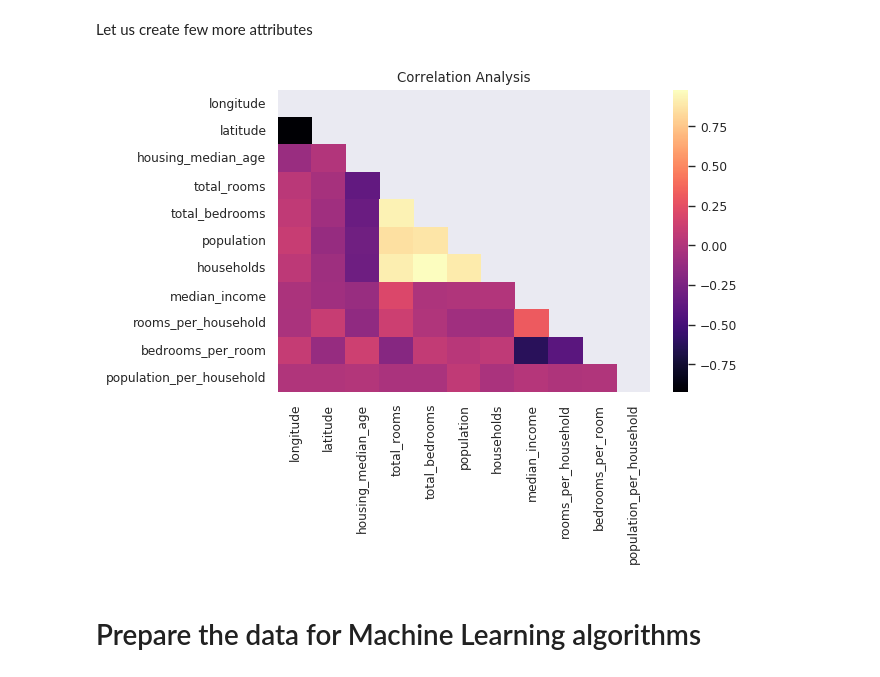
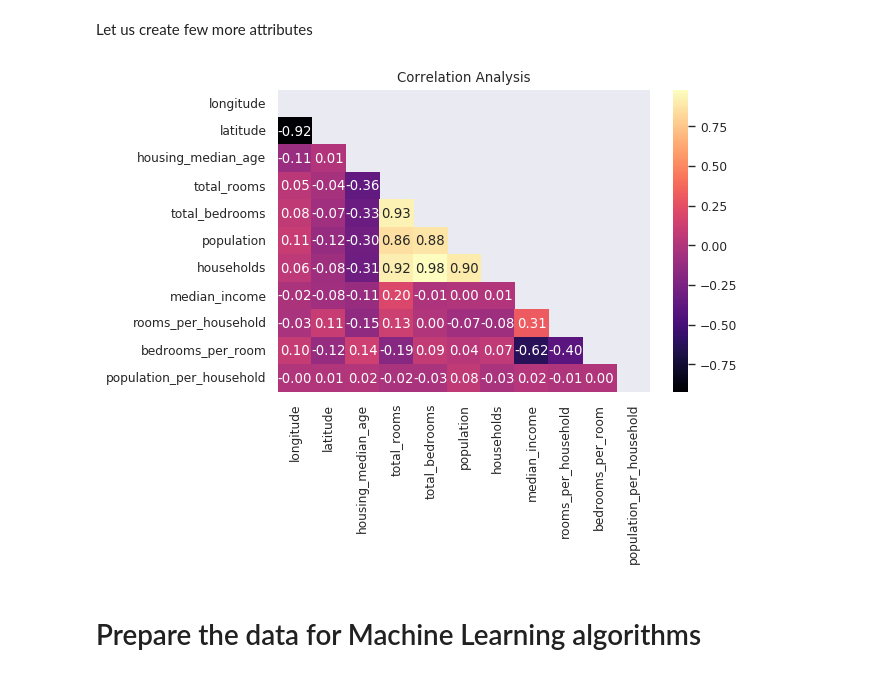
Before and after one commit to kevinprinsloo/My_Machine_Learning_Notebooks, a Jupyter notebook: Full_End_to_End_ML_Project_House_Prices/California_House_Prices.ipynb, the cells around one changed output. Cells and saved outputs as stored; diff of their text form; code cells hidden in the pictures.

```diff
--- a/Full_End_to_End_ML_Project_House_Prices/California_House_Prices.ipynb
+++ b/Full_End_to_End_ML_Project_House_Prices/California_House_Prices.ipynb
@@ -593,15 +593,15 @@ housing["population_per_household"]=housing["population"]/housing["households"]
 # %%
 corr = housing.corr()
 mask = np.triu(np.ones_like(corr,dtype = bool))
 
 plt.figure(dpi=100)
 plt.title('Correlation Analysis')
-sns.heatmap(corr,mask=mask,annot=False,lw=0,linecolor='white',cmap='magma',fmt = "0.2f")
+sns.heatmap(corr,mask=mask,annot=True,lw=0,linecolor='white',cmap='magma',fmt = "0.2f")
 plt.xticks(rotation=90)
 plt.yticks(rotation = 0)
 plt.show()
 # %% [output]
-[figure, old version]
+[figure, new version]
 # %% [markdown]
 # Prepare the data for Machine Learning algorithms
 # %% [markdown]
```
